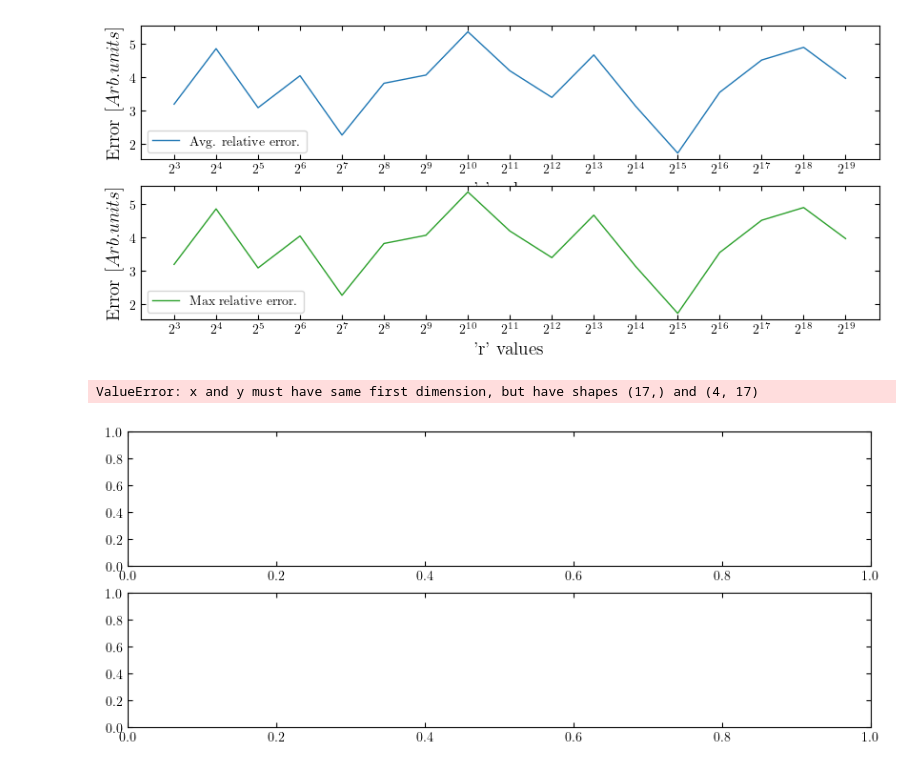
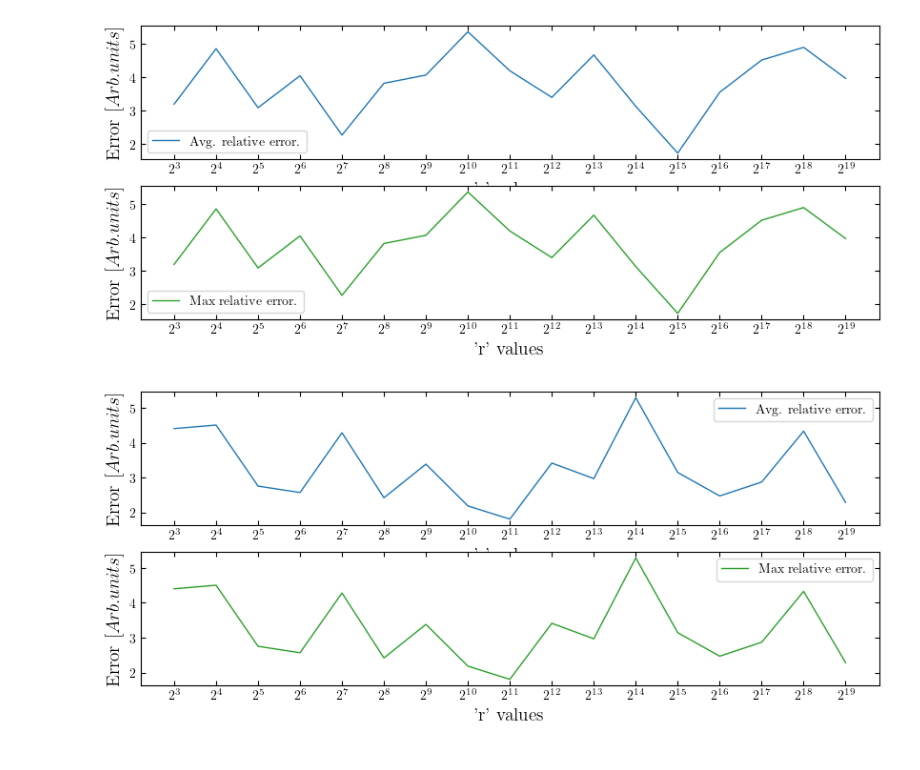
Before and after one commit to seba2390/RandomizedAlgorithms2023, a Jupyter notebook: Project 2/DataVisualization/Plotting.ipynb, the cells around one changed output. Cells and saved outputs as stored; diff of their text form; code cells hidden in the pictures.

```diff
--- a/Project 2/DataVisualization/Plotting.ipynb
+++ b/Project 2/DataVisualization/Plotting.ipynb
@@ -164,34 +164,33 @@ max_relative_errs_avgs = np.mean(np.array(max_relative_errs), axis=0)
 # %%
 fig, ax = plt.subplots(2,1,figsize=(10,4))
 
-ax[0].plot(r_values, avg_relative_errs,color='tab:blue', lw=1, label='Avg. relative error.')
+ax[0].plot(r_values, avg_relative_errs_avgs,color='tab:blue', lw=1, label='Avg. relative error.')
 ax[0].set_xlabel("'r' values", size=14)
 ax[0].set_ylabel(r"Error $[Arb. units]$", size=14)
 ax[0].set_xscale('log',base=2)
 ax[0].set_xticks(r_values)
 ax[0].set_xticklabels(['$2^3$','$2^4$',
                     '$2^5$','$2^6$','$2^7$',
                     '$2^8$','$2^9$','$2^{10}$',
                     '$2^{11}$','$2^{12}$','$2^{13}$',
                     '$2^{14}$','$2^{15}$','$2^{16}$',
                     '$2^{17}$','$2^{18}$','$2^{19}$'])
 ax[0].legend()
 
-ax[1].plot(r_values, max_relative_errs,color='tab:green', lw=1, label=r'Max relative error.')
+ax[1].plot(r_values, max_relative_errs_avgs,color='tab:green', lw=1, label=r'Max relative error.')
 ax[1].set_xlabel("'r' values", size=14)
 ax[1].set_ylabel(r"Error $[Arb. units]$", size=14)
 ax[1].set_xscale('log',base=2)
 ax[1].set_xticks(r_values)
 ax[1].set_xticklabels(['$2^3$','$2^4$',
                     '$2^5$','$2^6$','$2^7$',
                     '$2^8$','$2^9$','$2^{10}$',
                     '$2^{11}$','$2^{12}$','$2^{13}$',
                     '$2^{14}$','$2^{15}$','$2^{16}$',
                     '$2^{17}$','$2^{18}$','$2^{19}$'])
 ax[1].legend()
 
 plt.savefig("exercise_9.pdf")
 plt.show()
 # %% [output]
-ValueError: x and y must have same first dimension, but have shapes (17,) and (4, 17)
-[figure, old version]
+[figure, new version]
```
Also changed, not shown: 4 other files.
